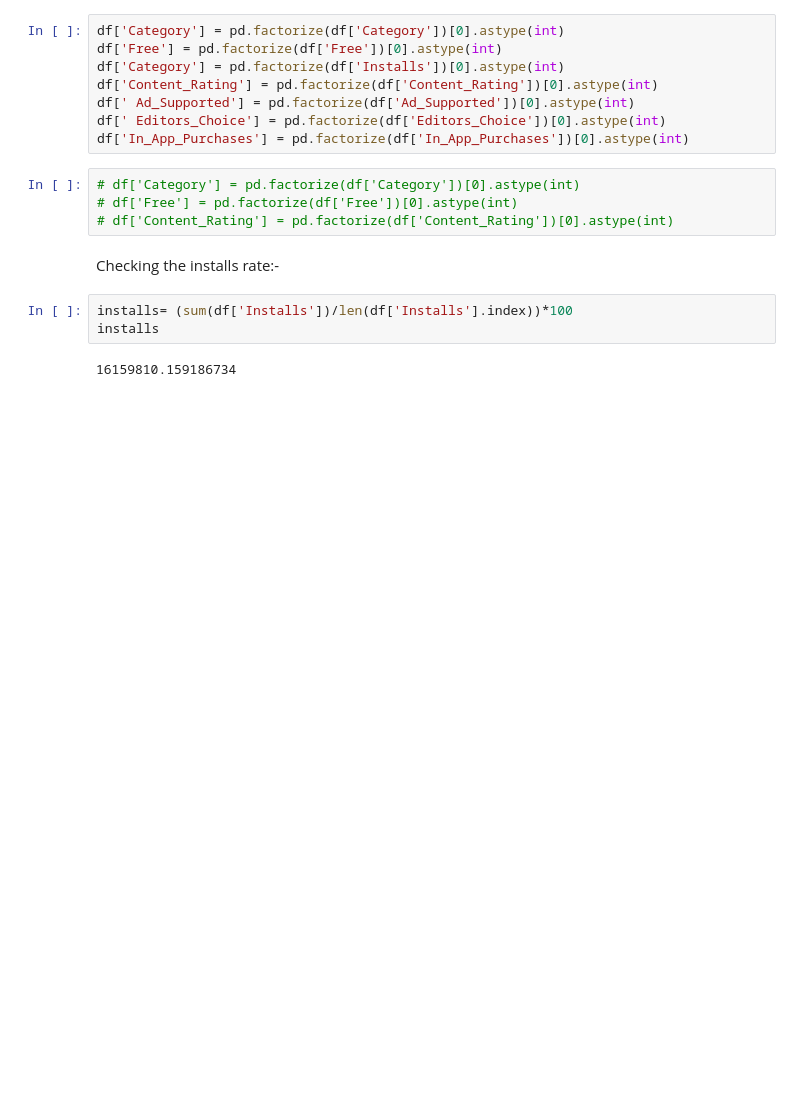
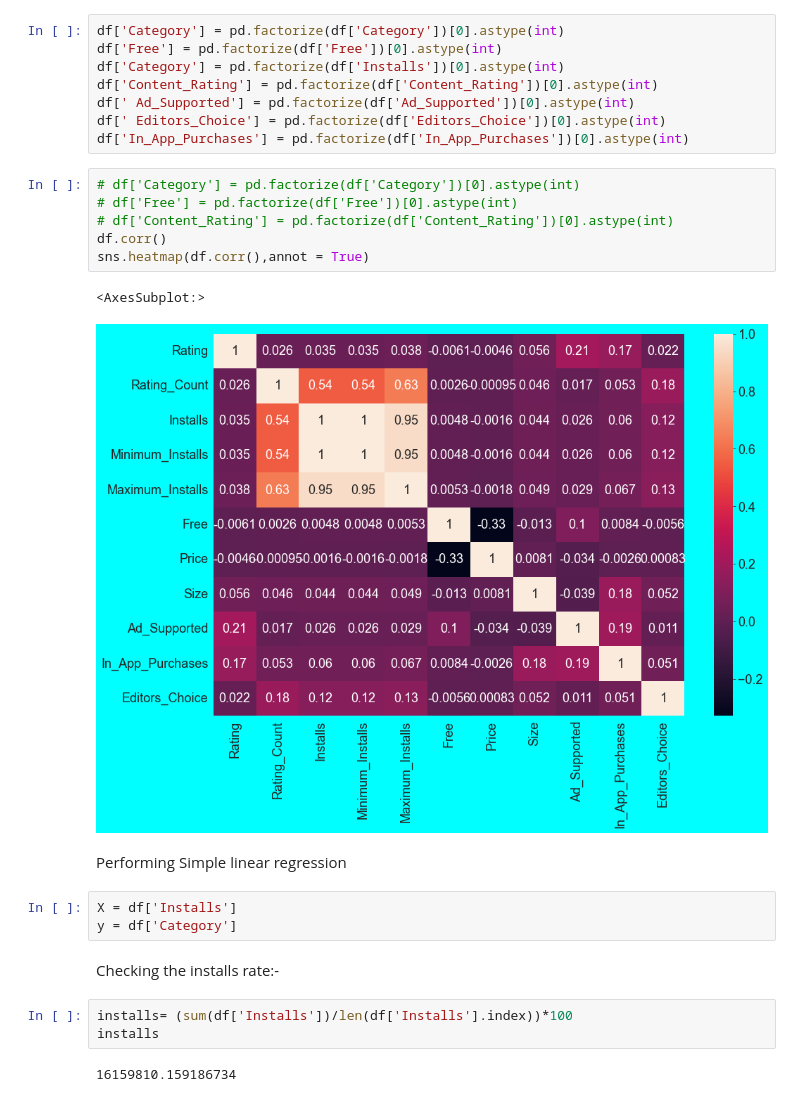
Before and after one commit to emojiworld777/google-playstore, a Jupyter notebook: edasatvik-checkpoint.ipynb, the cells around one changed output. Saved outputs shown, nothing was run; the diff lists cells and outputs as text; blank space fills up the shorter version.

```diff
--- a/edasatvik-checkpoint.ipynb
+++ b/edasatvik-checkpoint.ipynb
@@ -839,7 +849,17 @@ df['In_App_Purchases'] = pd.factorize(df['In_App_Purchases'])[0].astype(int)
 # %%
 # df['Category'] = pd.factorize(df['Category'])[0].astype(int)
 # df['Free'] = pd.factorize(df['Free'])[0].astype(int)
 # df['Content_Rating'] = pd.factorize(df['Content_Rating'])[0].astype(int)
+df.corr()
+sns.heatmap(df.corr(),annot = True)
+# %% [output]
+<AxesSubplot:>
+[figure, added]
+# %% [markdown]
+Performing Simple linear regression
+# %%
+X = df['Installs']
+y = df['Category']
 # %% [markdown]
 Checking the installs rate:-
 # %%
```
Also changed, not shown: parts of 15 cells of this notebook.
